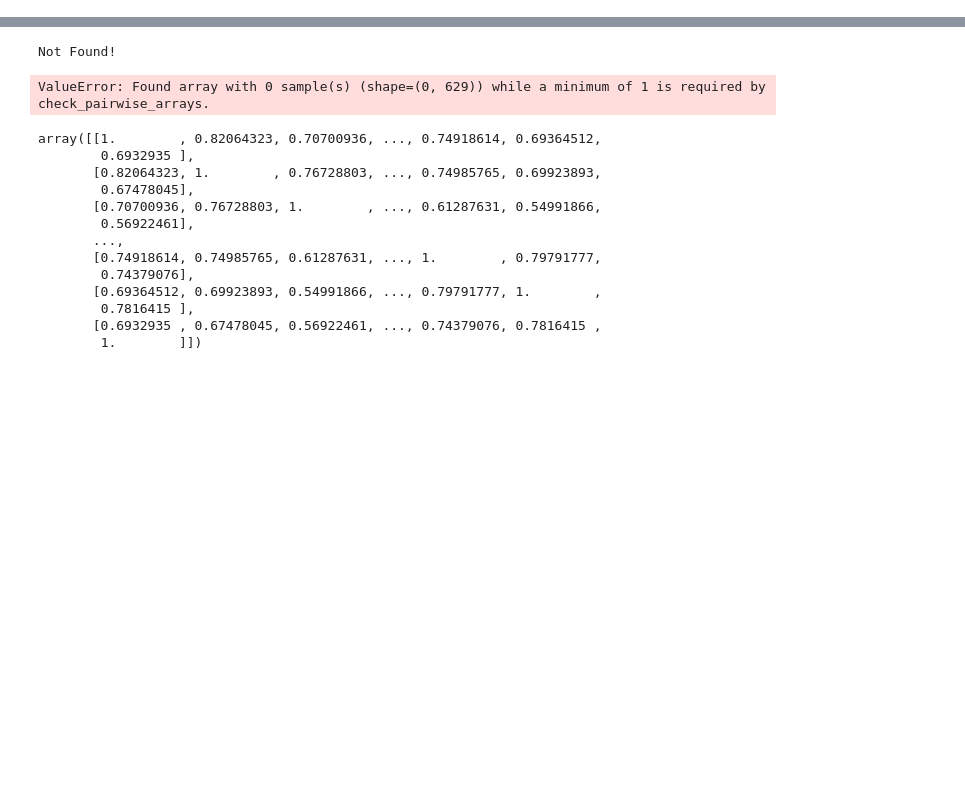
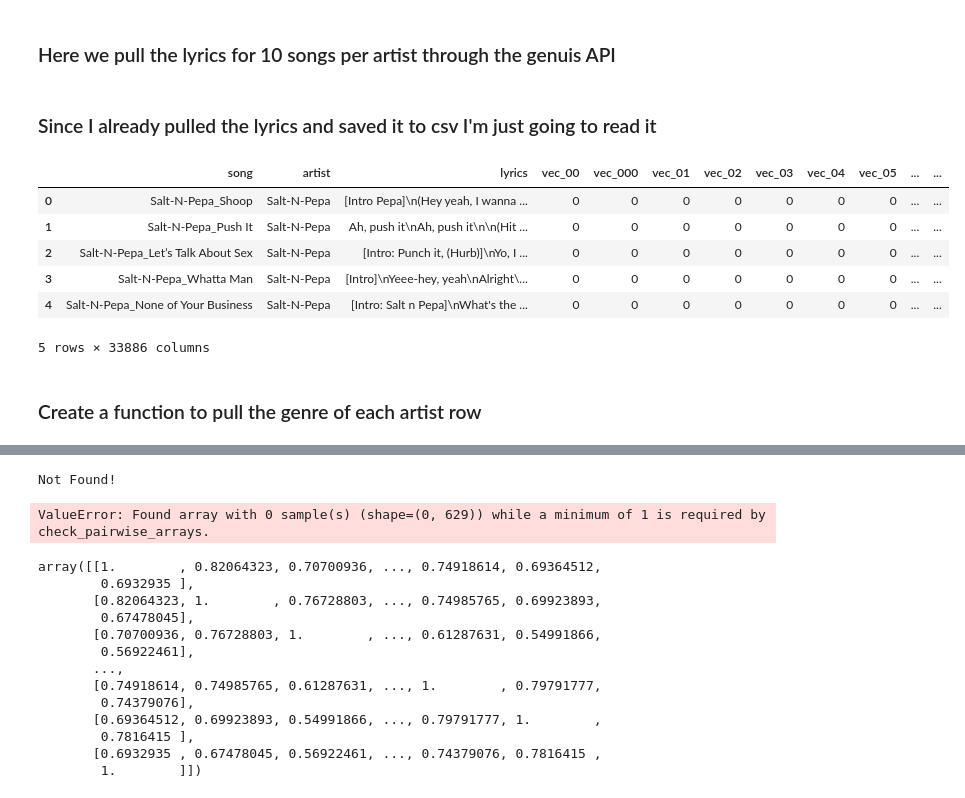
Before and after one commit to francoe001/Machine-Learning-Project, a Jupyter notebook: Recommendation Engine.ipynb, the cells around one changed output, grey strips where cells are left out. Cells and saved outputs as stored; diff of their text form; code cells hidden in the pictures; blank space fills up the shorter version.

```diff
--- a/Recommendation Engine.ipynb
+++ b/Recommendation Engine.ipynb
@@ -144,0 +112,2 @@ lyric_df[lyric_df['song']=='One-One']
+# %% [markdown]
+### Here we pull the lyrics for 10 songs per artist through the genuis API
@@ -144,0 +141,2 @@ lyric_df[lyric_df['song']=='One-One']
+# %% [markdown]
+### Since I already pulled the lyrics and saved it to csv I'm just going to read it
@@ -144,0 +145,12 @@ lyric_df[lyric_df['song']=='One-One']
+# %%
+music.head()
+# %% [output]
+|  | song | artist | lyrics | vec_00 | vec_000 | vec_01 | vec_02 | vec_03 | vec_04 | vec_05 | ... | ... |
+| 0 | Salt-N-Pepa_Shoop | Salt-N-Pepa | [Intro Pepa]\n(Hey yeah, I wanna ... | 0 | 0 | 0 | 0 | 0 | 0 | 0 | ... | ... |
+| 1 | Salt-N-Pepa_Push It | Salt-N-Pepa | Ah, push it\nAh, push it\n\n(Hit ... | 0 | 0 | 0 | 0 | 0 | 0 | 0 | ... | ... |
+| 2 | Salt-N-Pepa_Let’s Talk About Sex | Salt-N-Pepa | [Intro: Punch it, (Hurb)]\nYo, I ... | 0 | 0 | 0 | 0 | 0 | 0 | 0 | ... | ... |
+| 3 | Salt-N-Pepa_Whatta Man | Salt-N-Pepa | [Intro]\nYeee-hey, yeah\nAlright\... | 0 | 0 | 0 | 0 | 0 | 0 | 0 | ... | ... |
+| 4 | Salt-N-Pepa_None of Your Business | Salt-N-Pepa | [Intro: Salt n Pepa]\nWhat's the ... | 0 | 0 | 0 | 0 | 0 | 0 | 0 | ... | ... |
+5 rows × 33886 columns
+# %% [markdown]
+### Create a function to pull the genre of each artist row
```
Also changed, not shown: parts of 59 cells of this notebook, 1 other file.
